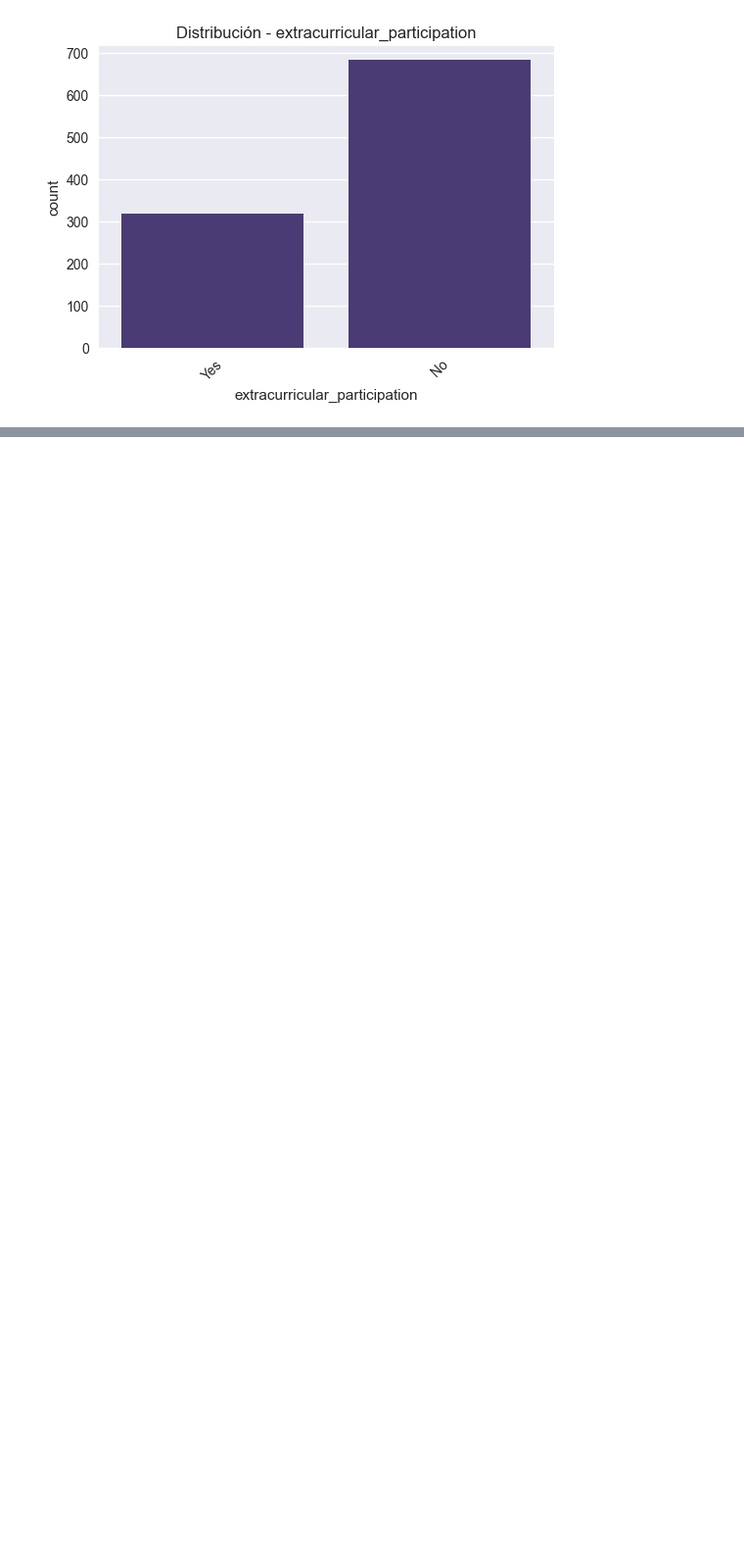
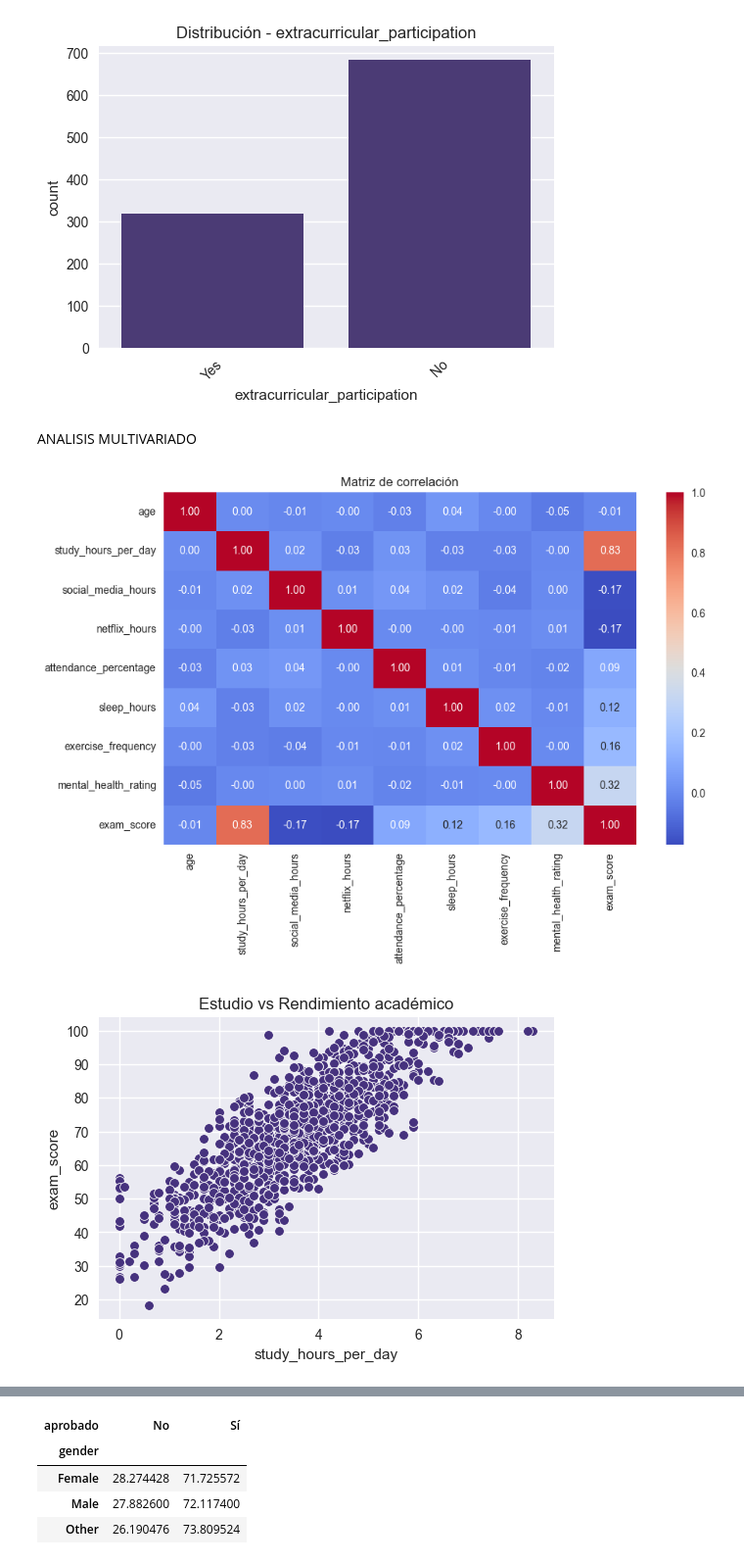
Before and after one commit to JuanDiego24/Entregable_AnalisisDatos, a Jupyter notebook: exploracion/EDA.ipynb, the cells around one changed output, grey strips where cells are left out. Shown at 98% size. Drawn from its saved outputs; the diff is of its cells as text; code cells hidden in the pictures; blank space fills up the shorter version.

Commit message:
Analisis Multivariado

```diff
--- a/exploracion/EDA.ipynb
+++ b/exploracion/EDA.ipynb
@@ -155,3 +155,45 @@ for col in categorical_cols:
 [figure]
 [figure]
 [figure]
+# %% [markdown]
+ANALISIS MULTIVARIADO
+# %%
+# Correlación entre numéricas
+plt.figure(figsize=(10,6))
+sns.heatmap(df[numeric_cols].corr(), annot=True, cmap="coolwarm", fmt=".2f")
+plt.title("Matriz de correlación")
+plt.show()
+
+# Relaciones con exam_score
+plt.figure(figsize=(6,4))
+sns.scatterplot(data=df, x="study_hours_per_day", y="exam_score")
+plt.title("Estudio vs Rendimiento académico")
+plt.show()
+
+plt.figure(figsize=(6,4))
+sns.scatterplot(data=df, x="sleep_hours", y="exam_score")
+plt.title("Sueño vs Rendimiento académico")
+plt.show()
+
+plt.figure(figsize=(6,4))
+sns.scatterplot(data=df, x="attendance_percentage", y="exam_score")
+plt.title("Asistencia vs Rendimiento académico")
+plt.show()
+
+plt.figure(figsize=(6,4))
+sns.scatterplot(data=df, x="social_media_hours", y="exam_score")
+plt.title("Asistencia vs Rendimiento académico")
+plt.show()
+
+plt.figure(figsize=(6,4))
+sns.scatterplot(data=df, x="netflix_hours", y="exam_score")
+plt.title("Asistencia vs Rendimiento académico")
+plt.show()
+
+
+# Tablas cruzadas: género vs aprobado/suspenso
+df["aprobado"] = df["exam_score"].apply(lambda x: "Sí" if x >= 60 else "No")
+pd.crosstab(df["gender"], df["aprobado"], normalize="index") * 100
+# %% [output]
+[figure, added]
+[figure, added]
@@ -157,0 +204,5 @@ for col in categorical_cols:
+| aprobado | No | Sí |
+| gender |  |  |
+| Female | 28.274428 | 71.725572 |
+| Male | 27.882600 | 72.117400 |
+| Other | 26.190476 | 73.809524 |
```
Also changed, not shown: parts of 1 cell of this notebook.
